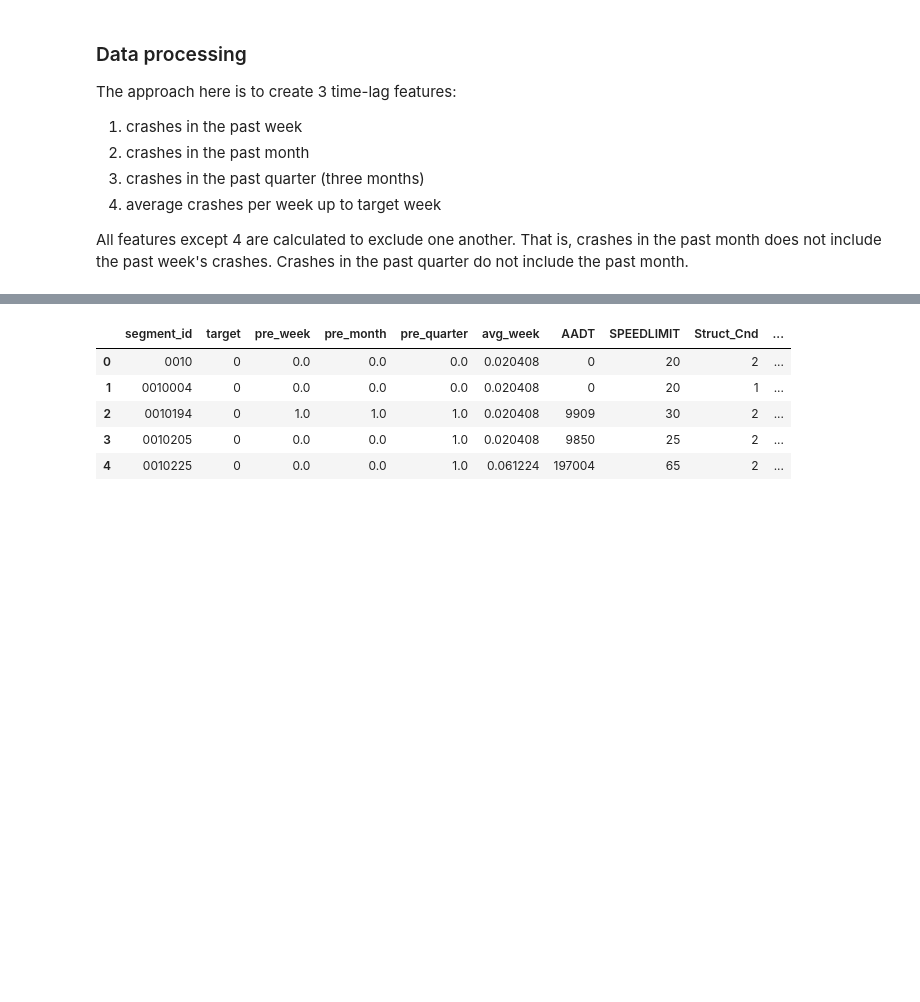
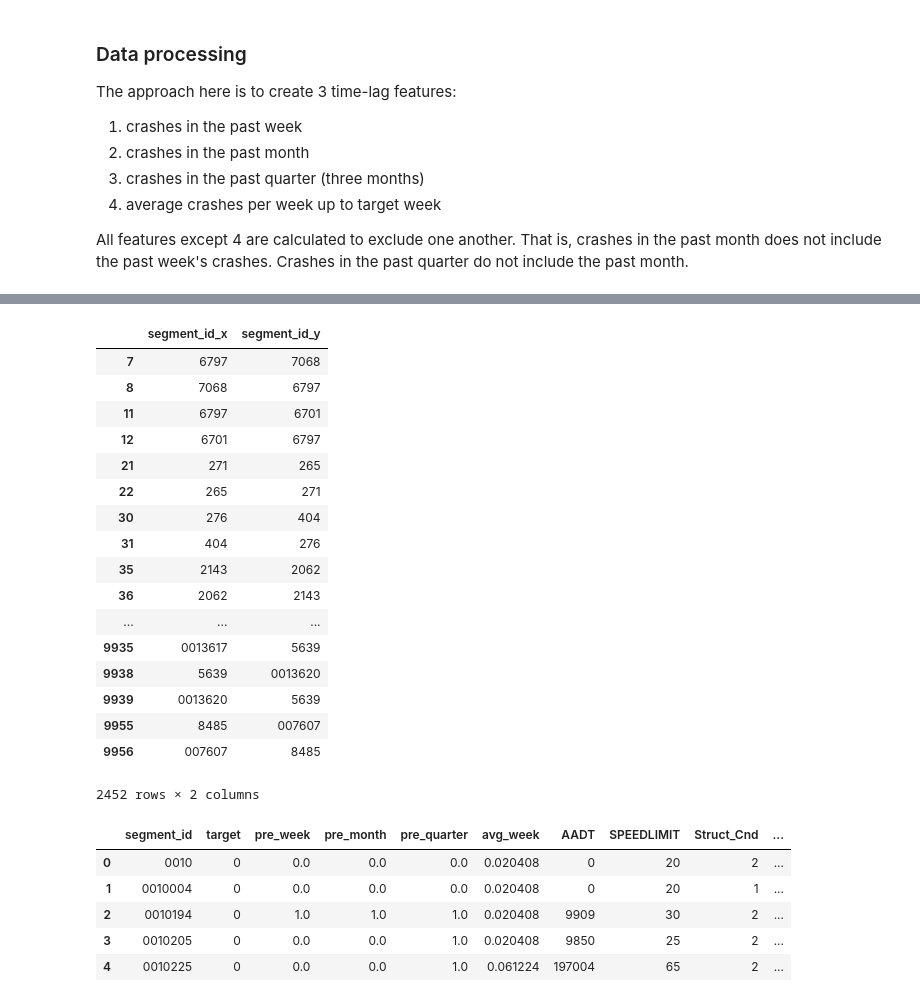
Before and after one commit to insight-lane/crash-model, a Jupyter notebook: notebooks/benchmark/crash_predict_benchmark.ipynb, the cells around one changed output, grey strips where cells are left out. Saved outputs shown, nothing was run; the diff lists cells and outputs as text; code cells hidden in the pictures; blank space fills up the shorter version.

```diff
--- a/notebooks/benchmark/crash_predict_benchmark.ipynb
+++ b/notebooks/benchmark/crash_predict_benchmark.ipynb
@@ -305,3 +338,24 @@ adj_lags = get_adj_crash_lags(50)
+# %%
+adj_mat
+# %% [output]
+|  | segment_id_x | segment_id_y |
+| 7 | 6797 | 7068 |
+| 8 | 7068 | 6797 |
+| 11 | 6797 | 6701 |
+| 12 | 6701 | 6797 |
+| 21 | 271 | 265 |
+| 22 | 265 | 271 |
+| 30 | 276 | 404 |
+| 31 | 404 | 276 |
+| 35 | 2143 | 2062 |
+| 36 | 2062 | 2143 |
+| ... | ... | ... |
+| 9935 | 0013617 | 5639 |
+| 9938 | 5639 | 0013620 |
+| 9939 | 0013620 | 5639 |
+| 9955 | 8485 | 007607 |
+| 9956 | 007607 | 8485 |
+2452 rows × 2 columns
 # %%
 data_model = data_model.merge(adj_lags, how='left', left_on='segment_id', right_index=True, suffixes=('', '_adj'))
 data_model.fillna(0, inplace=True)
```
Also changed, not shown: parts of 10 cells of this notebook, 1 other file.
